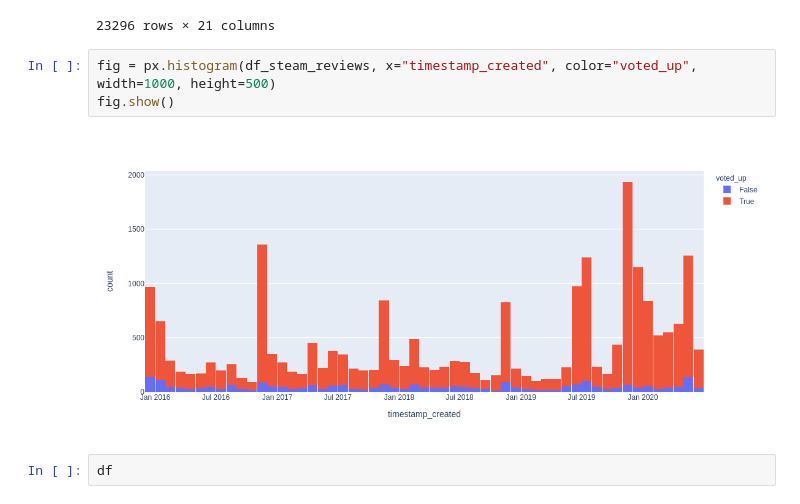
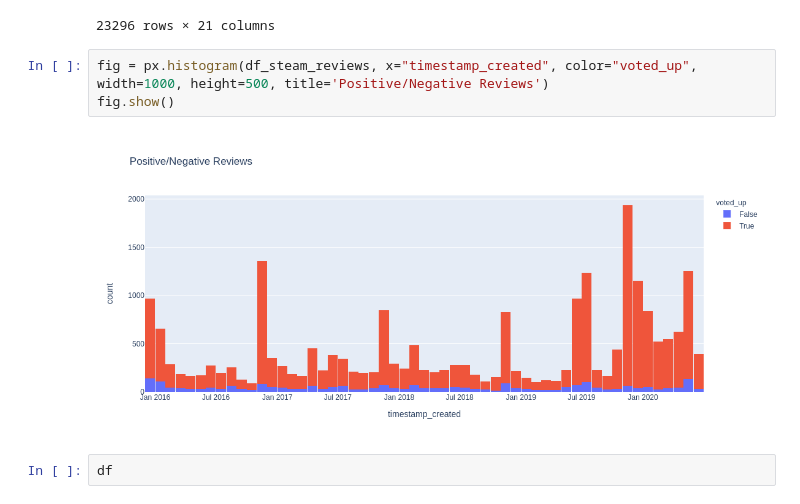
Before and after one commit to cbroker1/text-as-data, a Jupyter notebook: Final_Project/scripts/fetch_game_reviews.ipynb, the cells around one changed output. Saved outputs shown, nothing was run; the diff lists cells and outputs as text.

Commit message:
added title to graph

```diff
--- a/Final_Project/scripts/fetch_game_reviews.ipynb
+++ b/Final_Project/scripts/fetch_game_reviews.ipynb
@@ -166,10 +166,10 @@ df_steam_reviews
 | 95 | 19708721 | english | Alan Snackbar Simulator 2015 | 2015-12-15 03:27:35 | 2015-12-15 03:27:35 | True | 7 | ... |
 23296 rows × 21 columns
 # %%
-fig = px.histogram(df_steam_reviews, x="timestamp_created", color="voted_up", width=1000, height=500)
+fig = px.histogram(df_steam_reviews, x="timestamp_created", color="voted_up", width=1000, height=500, title='Positive/Negative Reviews')
 fig.show()
 # %% [output]
-[figure, old version]
+[figure, new version]
 # %%
 df
 # %% [output]
```
Also changed, not shown: parts of 1 cell of this notebook.
